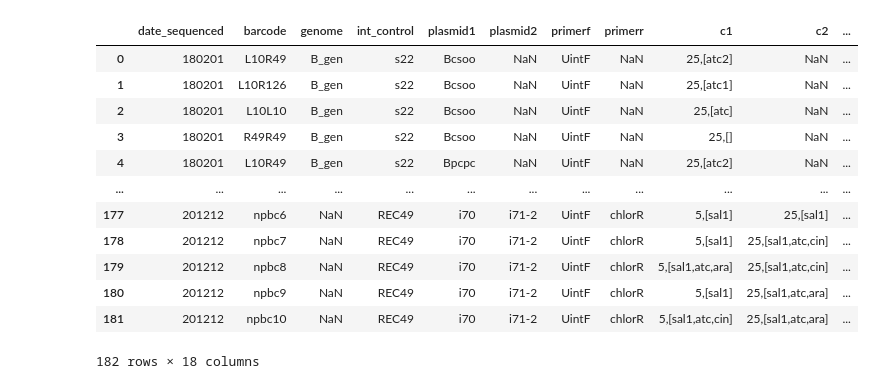
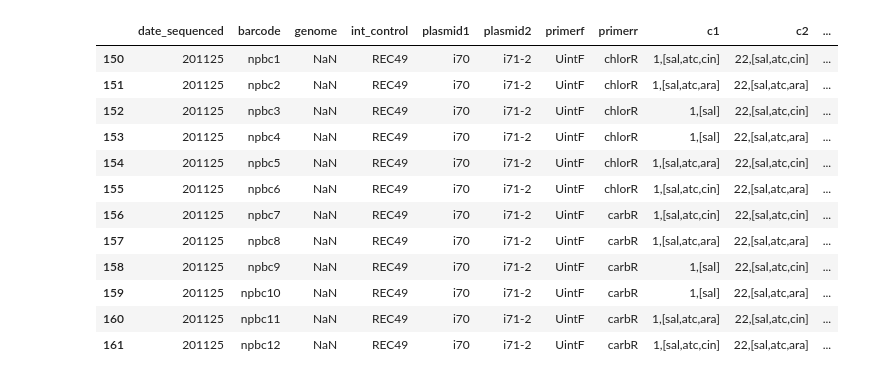
Before and after one commit to dr3y/andreys_np_tools, a Jupyter notebook: sequence_reconstruction.ipynb, the cells around one changed output. Saved outputs shown, nothing was run; the diff lists cells and outputs as text; code cells hidden in the pictures.

```diff
--- a/sequence_reconstruction.ipynb
+++ b/sequence_reconstruction.ipynb
@@ -17,19 +18,19 @@ df_seqs = pd.read_excel(datasetfname,sheet_name="sequences")
 #   [bc>  [u21r><attB]<plasbc]<attL]   <uintf] <rc(bc)]
 #<barcode><prefixseq><variable_seq><postfixseq><rc(barcode)>
 #<barcode><newplasmidend1><plasbc1><genomechunk><rc(barcode)>
-# %%
-df_data
-# %% [output]
-|  | date_sequenced | barcode | genome | int_control | plasmid1 | plasmid2 | primerf | primerr | c1 | c2 | ... |
-| 0 | 180201 | L10R49 | B_gen | s22 | Bcsoo | NaN | UintF | NaN | 25,[atc2] | NaN | ... |
-| 1 | 180201 | L10R126 | B_gen | s22 | Bcsoo | NaN | UintF | NaN | 25,[atc1] | NaN | ... |
-| 2 | 180201 | L10L10 | B_gen | s22 | Bcsoo | NaN | UintF | NaN | 25,[atc] | NaN | ... |
-| 3 | 180201 | R49R49 | B_gen | s22 | Bcsoo | NaN | UintF | NaN | 25,[] | NaN | ... |
-| 4 | 180201 | L10R49 | B_gen | s22 | Bpcpc | NaN | UintF | NaN | 25,[atc2] | NaN | ... |
-| ... | ... | ... | ... | ... | ... | ... | ... | ... | ... | ... | ... |
-| 177 | 201212 | npbc6 | NaN | REC49 | i70 | i71-2 | UintF | chlorR | 5,[sal1] | 25,[sal1] | ... |
-| 178 | 201212 | npbc7 | NaN | REC49 | i70 | i71-2 | UintF | chlorR | 5,[sal1] | 25,[sal1,atc,cin] | ... |
-| 179 | 201212 | npbc8 | NaN | REC49 | i70 | i71-2 | UintF | chlorR | 5,[sal1,atc,ara] | 25,[sal1,atc,cin] | ... |
-| 180 | 201212 | npbc9 | NaN | REC49 | i70 | i71-2 | UintF | chlorR | 5,[sal1] | 25,[sal1,atc,ara] | ... |
-| 181 | 201212 | npbc10 | NaN | REC49 | i70 | i71-2 | UintF | chlorR | 5,[sal1,atc,cin] | 25,[sal1,atc,ara] | ... |
-182 rows × 18 columns
+# %%
+df_data[df_data["date_sequenced"]=="201125"]
+# %% [output]
+|  | date_sequenced | barcode | genome | int_control | plasmid1 | plasmid2 | primerf | primerr | c1 | c2 | ... |
+| 150 | 201125 | npbc1 | NaN | REC49 | i70 | i71-2 | UintF | chlorR | 1,[sal,atc,cin] | 22,[sal,atc,cin] | ... |
+| 151 | 201125 | npbc2 | NaN | REC49 | i70 | i71-2 | UintF | chlorR | 1,[sal,atc,ara] | 22,[sal,atc,ara] | ... |
+| 152 | 201125 | npbc3 | NaN | REC49 | i70 | i71-2 | UintF | chlorR | 1,[sal] | 22,[sal,atc,cin] | ... |
+| 153 | 201125 | npbc4 | NaN | REC49 | i70 | i71-2 | UintF | chlorR | 1,[sal] | 22,[sal,atc,ara] | ... |
+| 154 | 201125 | npbc5 | NaN | REC49 | i70 | i71-2 | UintF | chlorR | 1,[sal,atc,ara] | 22,[sal,atc,cin] | ... |
+| 155 | 201125 | npbc6 | NaN | REC49 | i70 | i71-2 | UintF | chlorR | 1,[sal,atc,cin] | 22,[sal,atc,ara] | ... |
+| 156 | 201125 | npbc7 | NaN | REC49 | i70 | i71-2 | UintF | carbR | 1,[sal,atc,cin] | 22,[sal,atc,cin] | ... |
+| 157 | 201125 | npbc8 | NaN | REC49 | i70 | i71-2 | UintF | carbR | 1,[sal,atc,ara] | 22,[sal,atc,ara] | ... |
+| 158 | 201125 | npbc9 | NaN | REC49 | i70 | i71-2 | UintF | carbR | 1,[sal] | 22,[sal,atc,cin] | ... |
+| 159 | 201125 | npbc10 | NaN | REC49 | i70 | i71-2 | UintF | carbR | 1,[sal] | 22,[sal,atc,ara] | ... |
+| 160 | 201125 | npbc11 | NaN | REC49 | i70 | i71-2 | UintF | carbR | 1,[sal,atc,ara] | 22,[sal,atc,cin] | ... |
+| 161 | 201125 | npbc12 | NaN | REC49 | i70 | i71-2 | UintF | carbR | 1,[sal,atc,cin] | 22,[sal,atc,ara] | ... |
```
Also changed, not shown: parts of 2 cells of this notebook, 2 other files.
